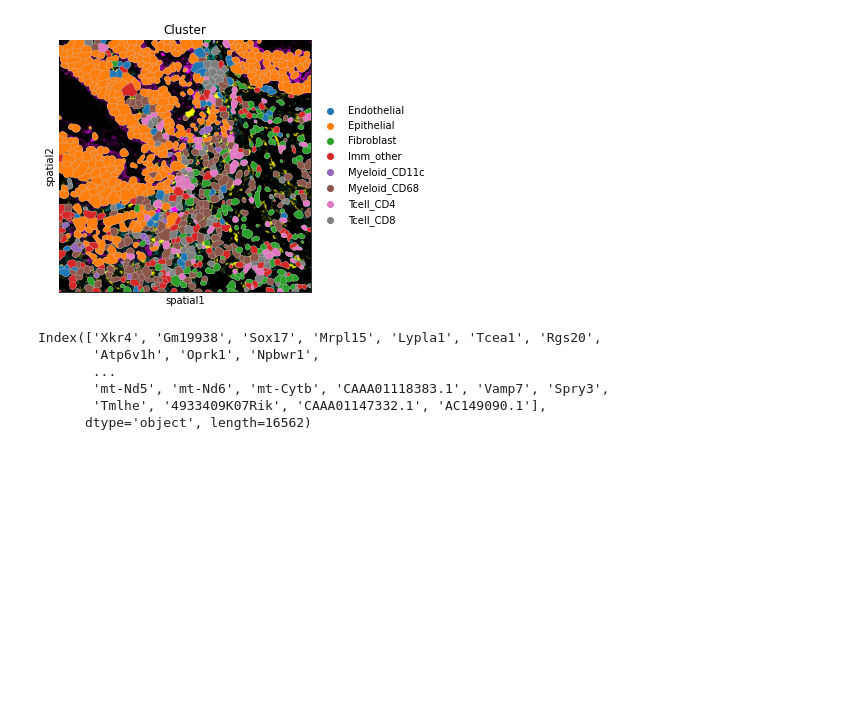
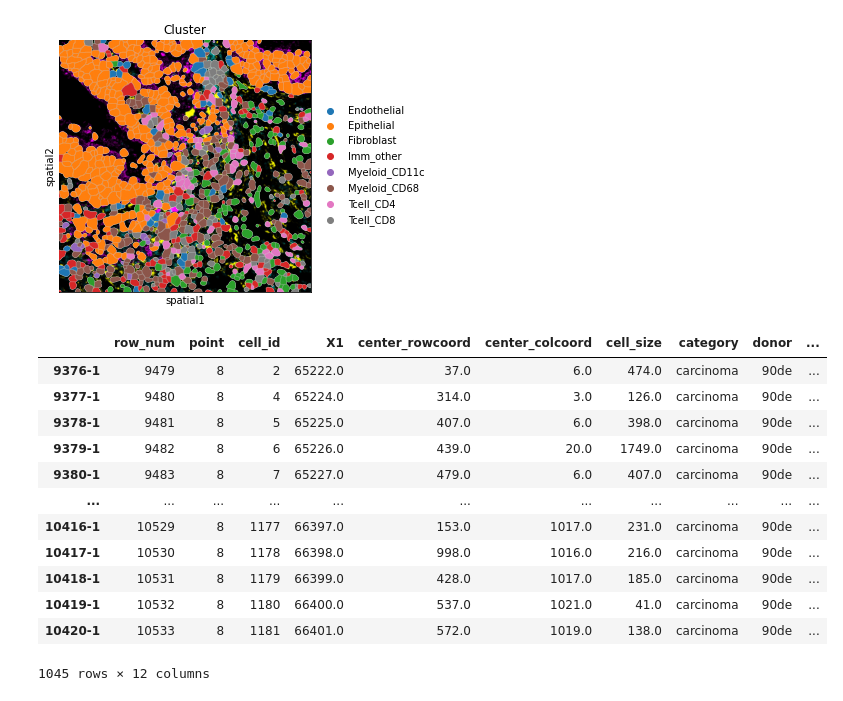
Before and after one commit to kevinyamauchi/ome-ngff-tables-prototype, a Jupyter notebook: notebooks/adata_segment_omezarr.ipynb, the cells around one changed output. Drawn from its saved outputs; the diff is of its cells as text; code cells hidden in the pictures; blank space fills up the shorter version.

```diff
--- a/notebooks/adata_segment_omezarr.ipynb
+++ b/notebooks/adata_segment_omezarr.ipynb
@@ -48,11 +66,18 @@ sq.pl.spatial_segment(
 # %% [output]
 [figure]
 # %%
-adata.var_names
+adata.obs
 # %% [output]
+|  | row_num | point | cell_id | X1 | center_rowcoord | center_colcoord | cell_size | category | donor | ... |
+| 9376-1 | 9479 | 8 | 2 | 65222.0 | 37.0 | 6.0 | 474.0 | carcinoma | 90de | ... |
+| 9377-1 | 9480 | 8 | 4 | 65224.0 | 314.0 | 3.0 | 126.0 | carcinoma | 90de | ... |
+| 9378-1 | 9481 | 8 | 5 | 65225.0 | 407.0 | 6.0 | 398.0 | carcinoma | 90de | ... |
+| 9379-1 | 9482 | 8 | 6 | 65226.0 | 439.0 | 20.0 | 1749.0 | carcinoma | 90de | ... |
+| 9380-1 | 9483 | 8 | 7 | 65227.0 | 479.0 | 6.0 | 407.0 | carcinoma | 90de | ... |
+| ... | ... | ... | ... | ... | ... | ... | ... | ... | ... | ... |
+| 10416-1 | 10529 | 8 | 1177 | 66397.0 | 153.0 | 1017.0 | 231.0 | carcinoma | 90de | ... |
+| 10417-1 | 10530 | 8 | 1178 | 66398.0 | 998.0 | 1016.0 | 216.0 | carcinoma | 90de | ... |
+| 10418-1 | 10531 | 8 | 1179 | 66399.0 | 428.0 | 1017.0 | 185.0 | carcinoma | 90de | ... |
+| 10419-1 | 10532 | 8 | 1180 | 66400.0 | 537.0 | 1021.0 | 41.0 | carcinoma | 90de | ... |
+| 10420-1 | 10533 | 8 | 1181 | 66401.0 | 572.0 | 1019.0 | 138.0 | carcinoma | 90de | ... |
-Index(['Xkr4', 'Gm19938', 'Sox17', 'Mrpl15', 'Lypla1', 'Tcea1', 'Rgs20',
-       'Atp6v1h', 'Oprk1', 'Npbwr1',
-       ...
-       'mt-Nd5', 'mt-Nd6', 'mt-Cytb', 'CAAA01118383.1', 'Vamp7', 'Spry3',
-       'Tmlhe', '4933409K07Rik', 'CAAA01147332.1', 'AC149090.1'],
-      dtype='object', length=16562)
+1045 rows × 12 columns
```
Also changed, not shown: parts of 4 cells of this notebook, 4 other files.
